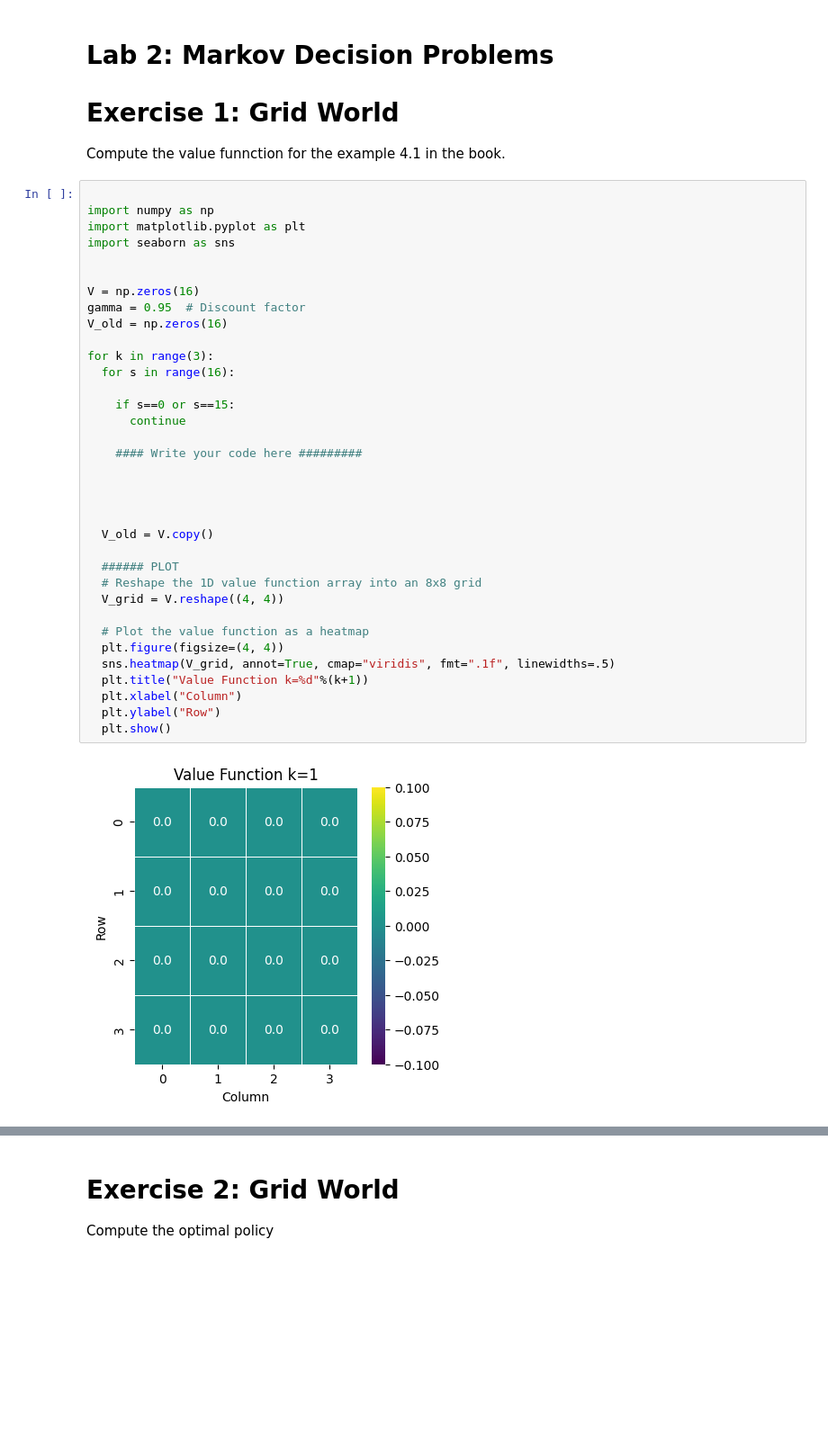
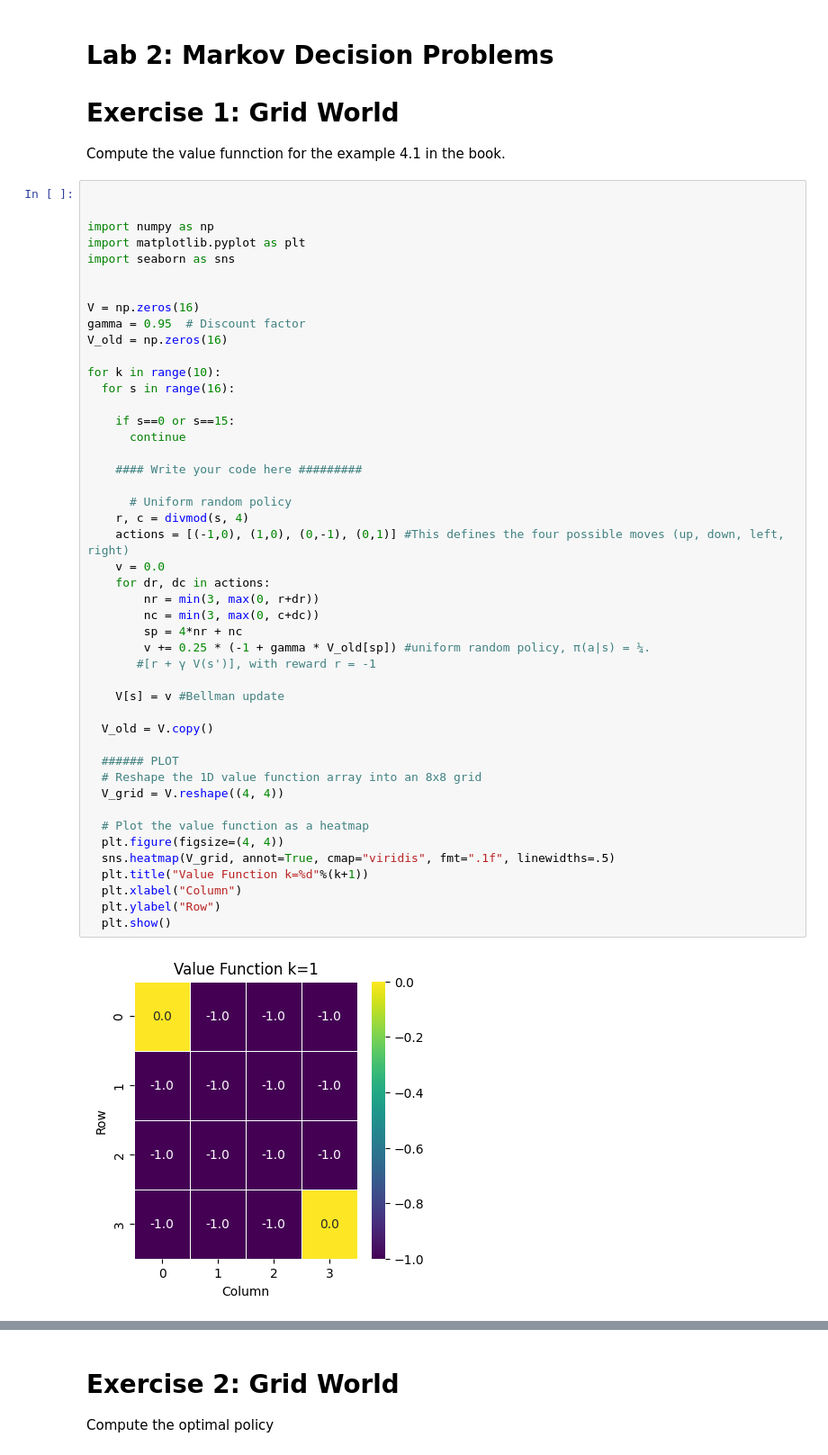
Before and after one commit to aem226/Reinforcement-Learning-Projects, a Jupyter notebook: lab2_mdp.ipynb, the cells around one changed output, grey strips where cells are left out. Shown: that part at 90% size. Cells and saved outputs as stored; diff of their text form; blank space fills up the shorter version.

```diff
--- a/lab2_mdp.ipynb
+++ b/lab2_mdp.ipynb
@@ -6,39 +6,50 @@
 # Exercise 1: Grid World
 Compute the value funnction for the example 4.1 in the book.
 # %%
+
 
 import numpy as np
 import matplotlib.pyplot as plt
 import seaborn as sns
 
 
 V = np.zeros(16)
 gamma = 0.95  # Discount factor
 V_old = np.zeros(16)
 
-for k in range(3):
+for k in range(10):
   for s in range(16):
 
     if s==0 or s==15:
       continue
 
     #### Write your code here #########
 
+      # Uniform random policy
+    r, c = divmod(s, 4)
+    actions = [(-1,0), (1,0), (0,-1), (0,1)] #This defines the four possible moves (up, down, left, right)
+    v = 0.0
+    for dr, dc in actions:
+        nr = min(3, max(0, r+dr))
+        nc = min(3, max(0, c+dc))
+        sp = 4*nr + nc
+        v += 0.25 * (-1 + gamma * V_old[sp]) #uniform random policy, π(a|s) = ¼.
+       #[r + γ V(s')], with reward r = -1
 
-
+    V[s] = v #Bellman update
 
   V_old = V.copy()
 
   ###### PLOT
   # Reshape the 1D value function array into an 8x8 grid
   V_grid = V.reshape((4, 4))
 
   # Plot the value function as a heatmap
   plt.figure(figsize=(4, 4))
   sns.heatmap(V_grid, annot=True, cmap="viridis", fmt=".1f", linewidths=.5)
   plt.title("Value Function k=%d"%(k+1))
   plt.xlabel("Column")
   plt.ylabel("Row")
   plt.show()
 # %% [output]
-[figure, old version]
+[figure, new version]
```
Also changed, not shown: parts of 2 cells of this notebook.
